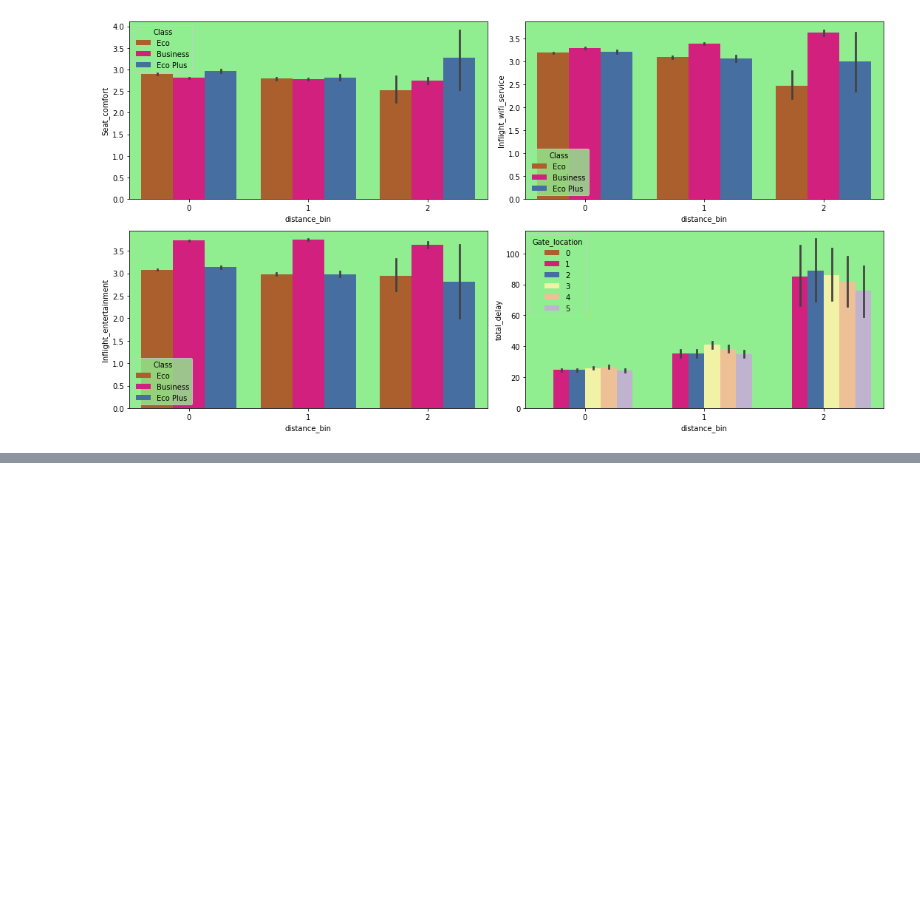
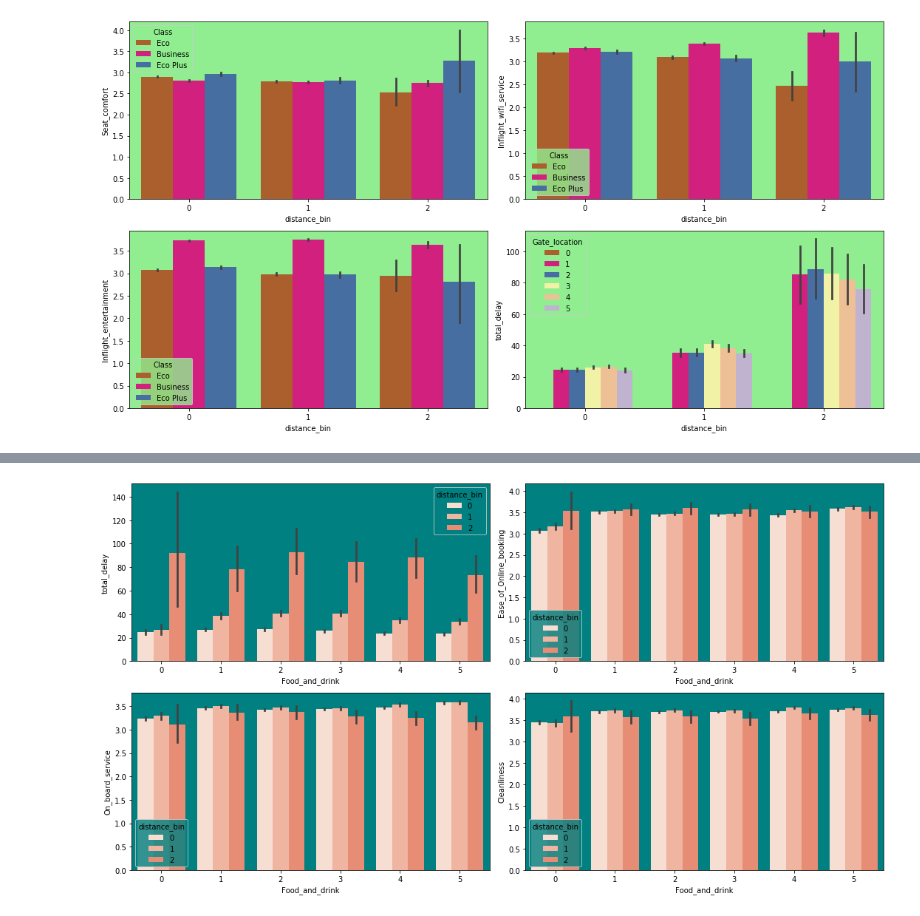
Before and after one commit to ArielJosephCohen/airline_ooptimization, a Jupyter notebook: EDA.ipynb, the cells around one changed output, grey strips where cells are left out. Cells and saved outputs as stored; diff of their text form; code cells hidden in the pictures; blank space fills up the shorter version.

```diff
--- a/EDA.ipynb
+++ b/EDA.ipynb
@@ -308,0 +311,25 @@ with sns.axes_style({'axes.facecolor':'black'}):
+# %%
+with sns.axes_style({'axes.facecolor':'teal'}):
+    with sns.color_palette('Reds'):
+
+        plt.figure(figsize=(15,8))
+
+        plt.subplot(2,2,1)
+        sns.barplot(df.Food_and_drink,df.total_delay,hue=df.distance_bin)
+        plt.tight_layout()
+
+        plt.subplot(2,2,2)
+        sns.barplot(df.Food_and_drink,df.Ease_of_Online_booking,hue=df.distance_bin)
+        plt.tight_layout()
+
+        plt.subplot(2,2,3)
+        sns.barplot(df.Food_and_drink,df.On_board_service,hue=df.distance_bin)
+        plt.tight_layout()
+
+        plt.subplot(2,2,4)
+        sns.barplot(df.Food_and_drink,df.Cleanliness,hue=df.distance_bin)
+        plt.tight_layout()
+
+        plt.show()
+# %% [output]
+[figure, added]
```
Also changed, not shown: parts of 3 cells of this notebook, 1 other file.
